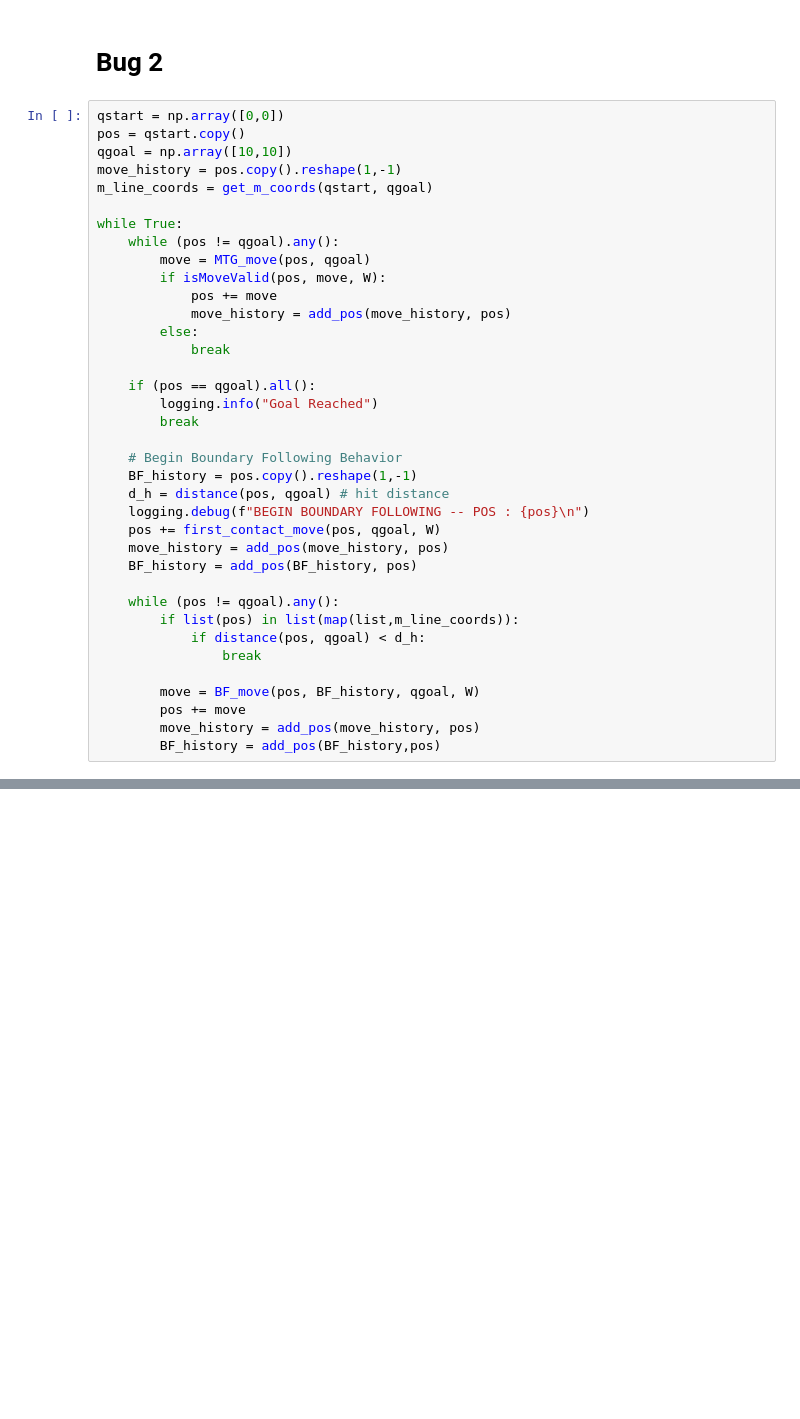
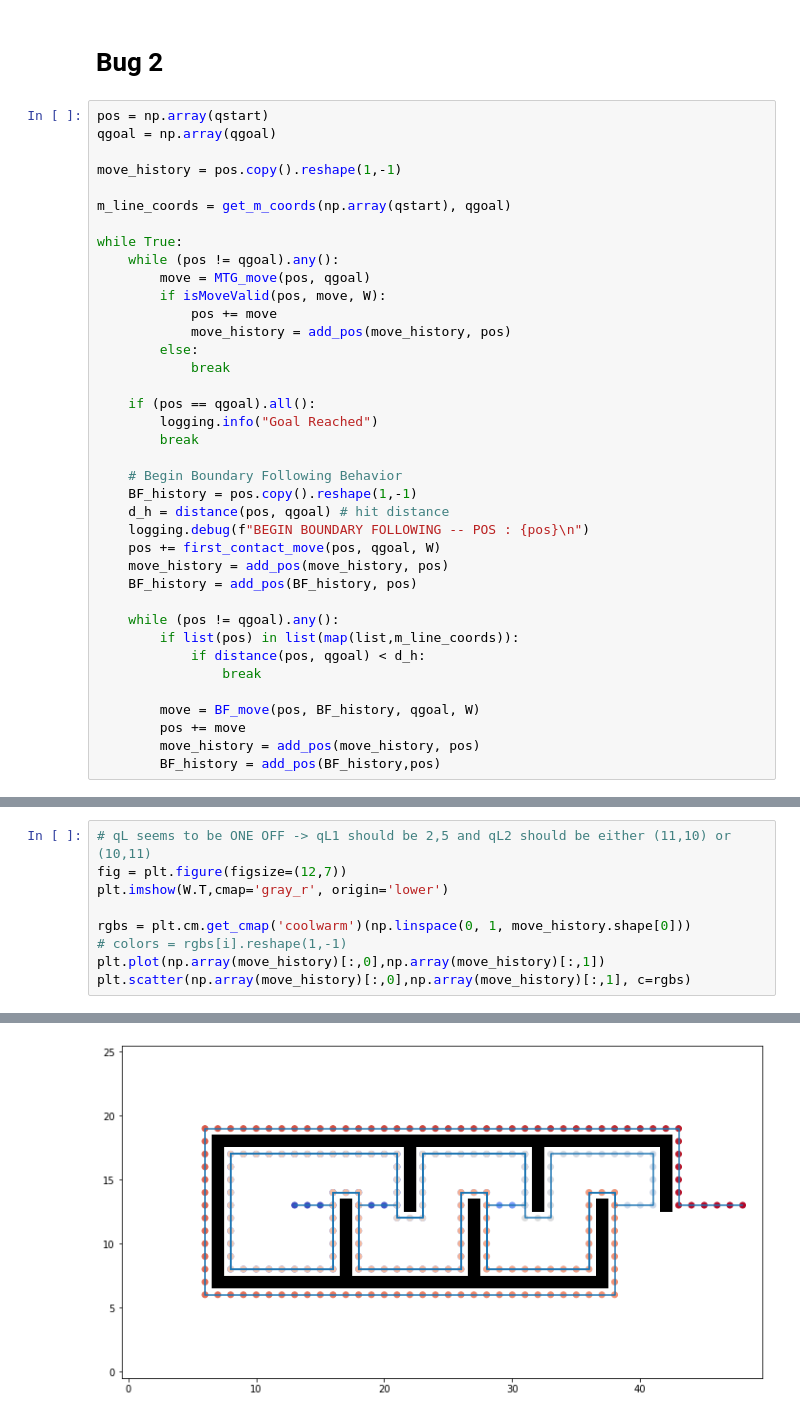
Before and after one commit to WhiffleFish/ASEN5519, a Jupyter notebook: HW1/7b.ipynb, the cells around one changed output, grey strips where cells are left out. Drawn from its saved outputs; the diff is of its cells as text; blank space fills up the shorter version.

```diff
--- a/HW1/7b.ipynb
+++ b/HW1/7b.ipynb
@@ -129,11 +146,12 @@ plt.scatter(np.array(move_history)[:,0],np.array(move_history)[:,1], c=rgbs)
 # %% [markdown]
 # Bug 2
 # %%
-qstart = np.array([0,0])
-pos = qstart.copy()
-qgoal = np.array([10,10])
+pos = np.array(qstart)
+qgoal = np.array(qgoal)
+
 move_history = pos.copy().reshape(1,-1)
-m_line_coords = get_m_coords(qstart, qgoal)
+
+m_line_coords = get_m_coords(np.array(qstart), qgoal)
 
 while True:
     while (pos != qgoal).any():
@@ -167,0 +188,10 @@ while True:
+# %%
+# qL seems to be ONE OFF -> qL1 should be 2,5 and qL2 should be either (11,10) or (10,11)
+fig = plt.figure(figsize=(12,7))
+plt.imshow(W.T,cmap='gray_r', origin='lower')
+
+rgbs = plt.cm.get_cmap('coolwarm')(np.linspace(0, 1, move_history.shape[0]))
+# colors = rgbs[i].reshape(1,-1)
+plt.plot(np.array(move_history)[:,0],np.array(move_history)[:,1])
+plt.scatter(np.array(move_history)[:,0],np.array(move_history)[:,1], c=rgbs)
+# %% [output]
@@ -167,0 +199 @@ while True:
+[figure, added]
```
Also changed, not shown: parts of 8 cells of this notebook, 5 other files.
